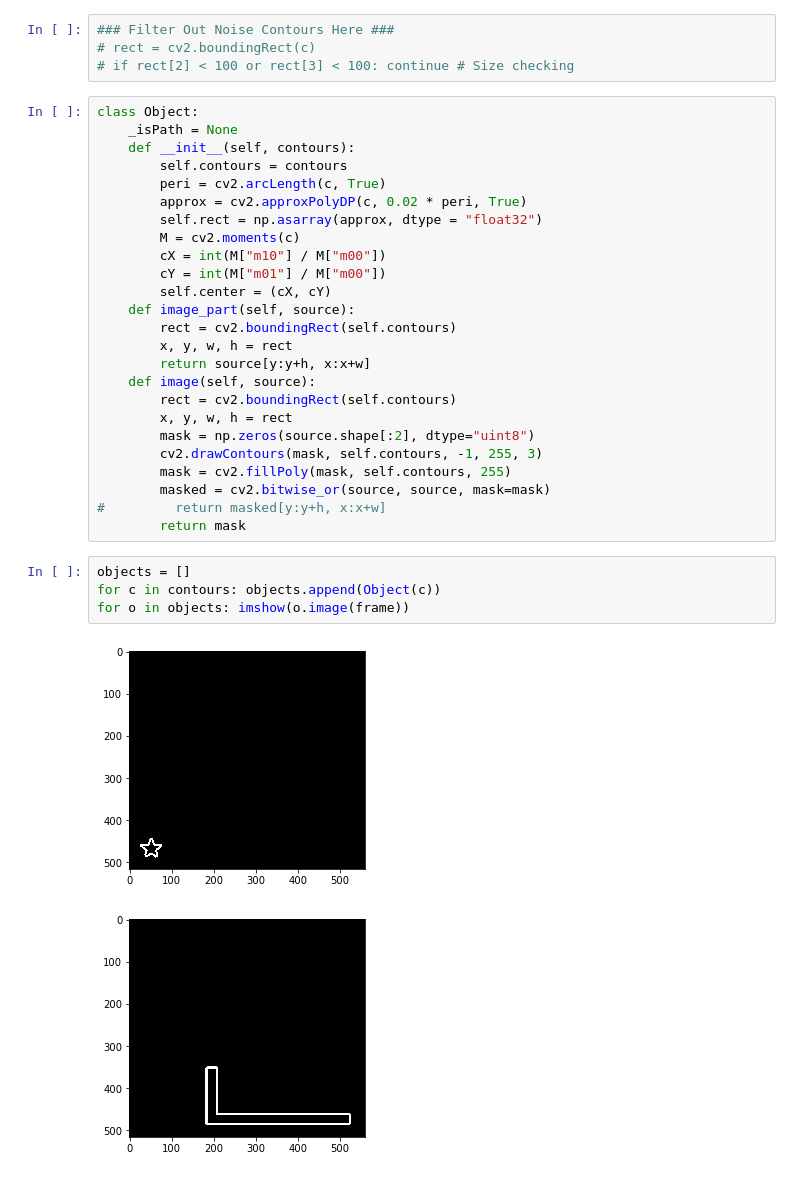
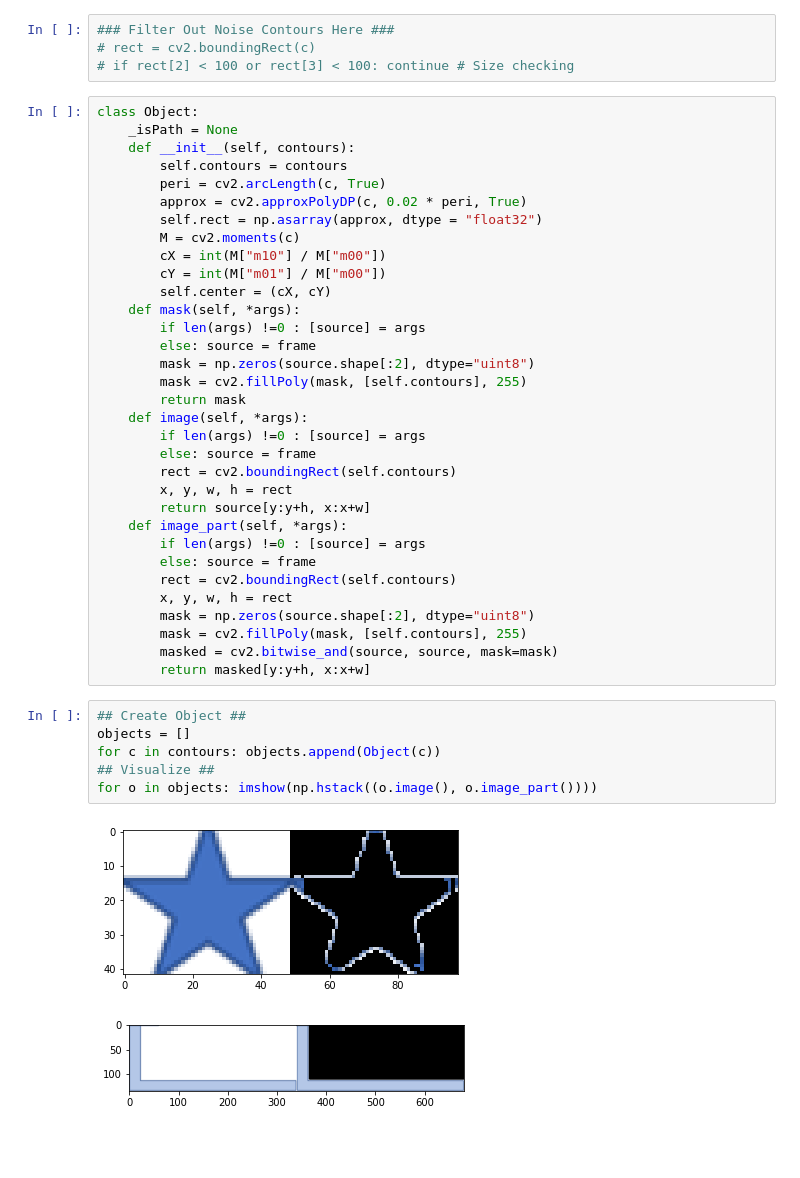
Before and after one commit to teerameth/Module6-7, a Jupyter notebook: MileStone23.ipynb, the cells around one changed output. Drawn from its saved outputs; the diff is of its cells as text; blank space fills up the shorter version.

Commit message:
Sort all object

```diff
--- a/MileStone23.ipynb
+++ b/MileStone23.ipynb
@@ -59,23 +61,33 @@ class Object:
         cX = int(M["m10"] / M["m00"])
         cY = int(M["m01"] / M["m00"])
         self.center = (cX, cY)
-    def image_part(self, source):
+    def mask(self, *args):
+        if len(args) !=0 : [source] = args
+        else: source = frame
+        mask = np.zeros(source.shape[:2], dtype="uint8")
+        mask = cv2.fillPoly(mask, [self.contours], 255)
+        return mask
+    def image(self, *args):
+        if len(args) !=0 : [source] = args
+        else: source = frame
         rect = cv2.boundingRect(self.contours)
         x, y, w, h = rect
         return source[y:y+h, x:x+w]
-    def image(self, source):
+    def image_part(self, *args):
+        if len(args) !=0 : [source] = args
+        else: source = frame
         rect = cv2.boundingRect(self.contours)
         x, y, w, h = rect
         mask = np.zeros(source.shape[:2], dtype="uint8")
-        cv2.drawContours(mask, self.contours, -1, 255, 3)
-        mask = cv2.fillPoly(mask, self.contours, 255)
-        masked = cv2.bitwise_or(source, source, mask=mask)
-#         return masked[y:y+h, x:x+w]
-        return mask
+        mask = cv2.fillPoly(mask, [self.contours], 255)
+        masked = cv2.bitwise_and(source, source, mask=mask)
+        return masked[y:y+h, x:x+w]
 # %%
+## Create Object ##
 objects = []
 for c in contours: objects.append(Object(c))
-for o in objects: imshow(o.image(frame))
+## Visualize ##
+for o in objects: imshow(np.hstack((o.image(), o.image_part())))
 # %% [output]
-[figure, old version]
+[figure, new version]
-[figure, old version]
+[figure, new version]
```
Also changed, not shown: parts of 8 cells of this notebook, 1 other file.
